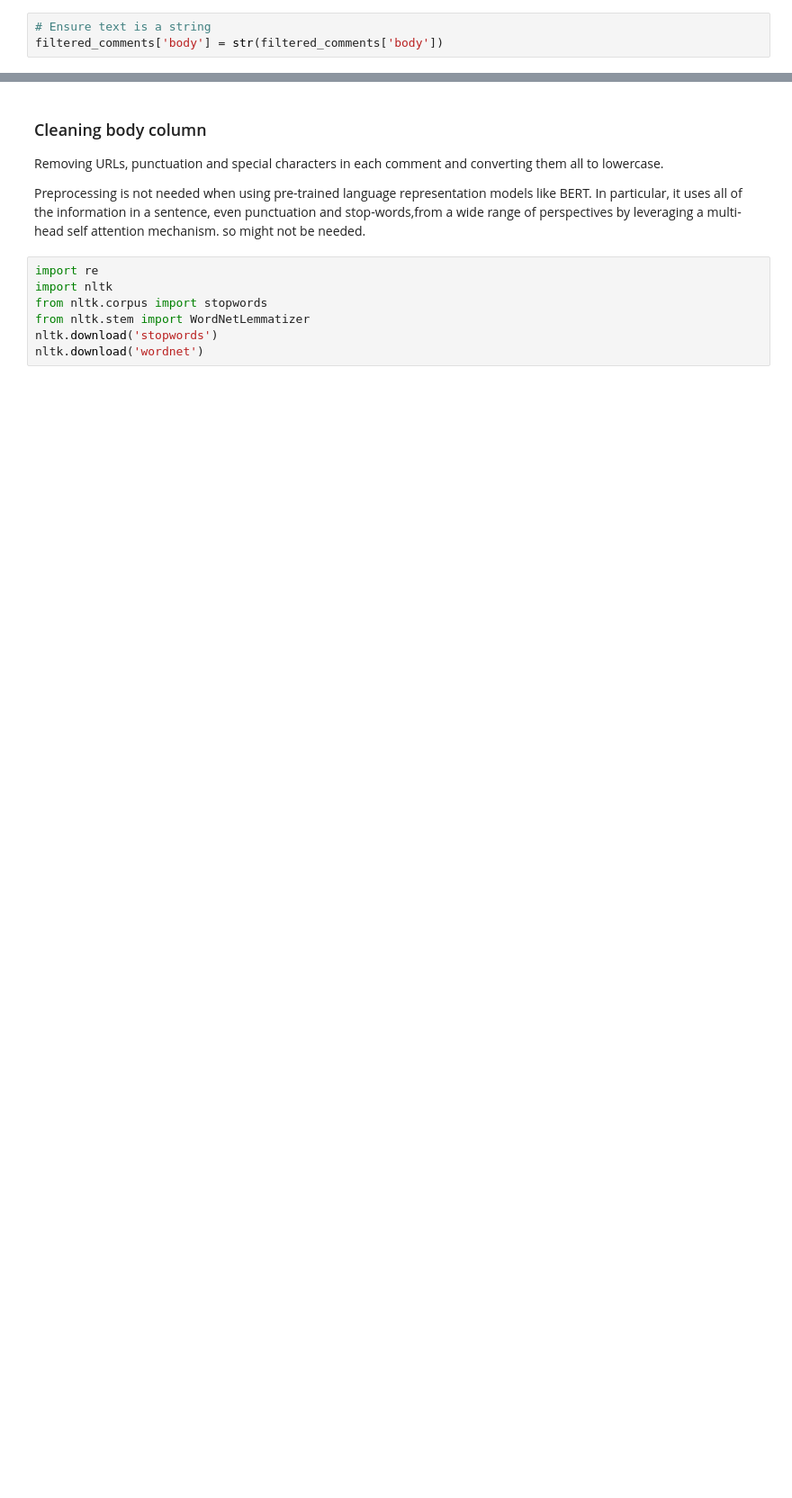
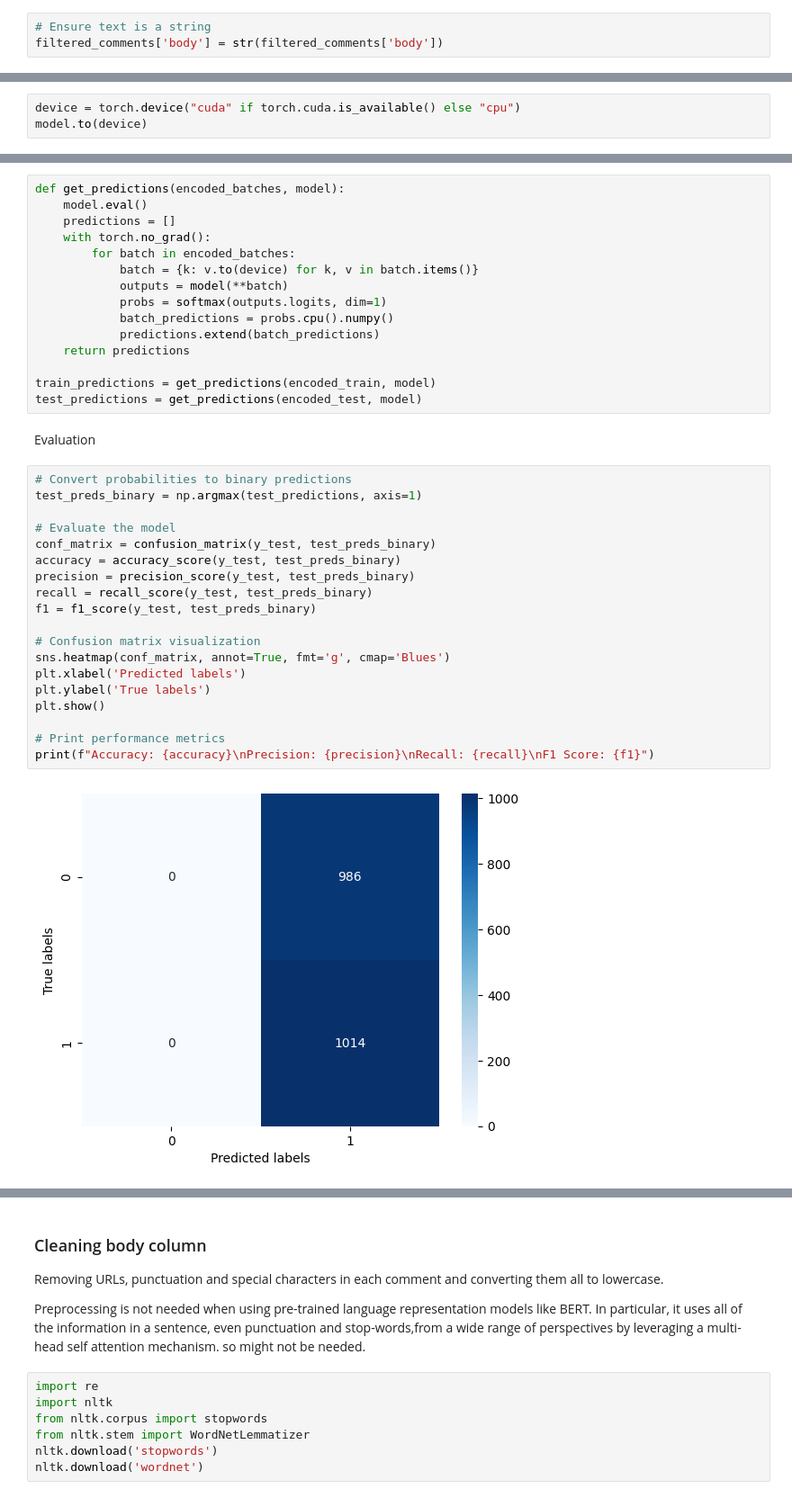
Before and after one commit to jimenasalinas/RedditGoesGreen, a Jupyter notebook: models/bert.ipynb, the cells around one changed output, grey strips where cells are left out. Shown at 90% size. Saved outputs shown, nothing was run; the diff lists cells and outputs as text; blank space fills up the shorter version.

```diff
--- a/models/bert.ipynb
+++ b/models/bert.ipynb
@@ -56,0 +145,3 @@ filtered_comments['body'] = str(filtered_comments['body'])
+# %%
+device = torch.device("cuda" if torch.cuda.is_available() else "cpu")
+model.to(device)
@@ -56,0 +168,38 @@ filtered_comments['body'] = str(filtered_comments['body'])
+# %%
+def get_predictions(encoded_batches, model):
+    model.eval()
+    predictions = []
+    with torch.no_grad():
+        for batch in encoded_batches:
+            batch = {k: v.to(device) for k, v in batch.items()}
+            outputs = model(**batch)
+            probs = softmax(outputs.logits, dim=1)
+            batch_predictions = probs.cpu().numpy()
+            predictions.extend(batch_predictions)
+    return predictions
+
+train_predictions = get_predictions(encoded_train, model)
+test_predictions = get_predictions(encoded_test, model)
+# %% [markdown]
+Evaluation
+# %%
+# Convert probabilities to binary predictions
+test_preds_binary = np.argmax(test_predictions, axis=1)
+
+# Evaluate the model
+conf_matrix = confusion_matrix(y_test, test_preds_binary)
+accuracy = accuracy_score(y_test, test_preds_binary)
+precision = precision_score(y_test, test_preds_binary)
+recall = recall_score(y_test, test_preds_binary)
+f1 = f1_score(y_test, test_preds_binary)
+
+# Confusion matrix visualization
+sns.heatmap(conf_matrix, annot=True, fmt='g', cmap='Blues')
+plt.xlabel('Predicted labels')
+plt.ylabel('True labels')
+plt.show()
+
+# Print performance metrics
+print(f"Accuracy: {accuracy}\nPrecision: {precision}\nRecall: {recall}\nF1 Score: {f1}")
+# %% [output]
+[figure, added]
```
Also changed, not shown: parts of 31 cells of this notebook.
